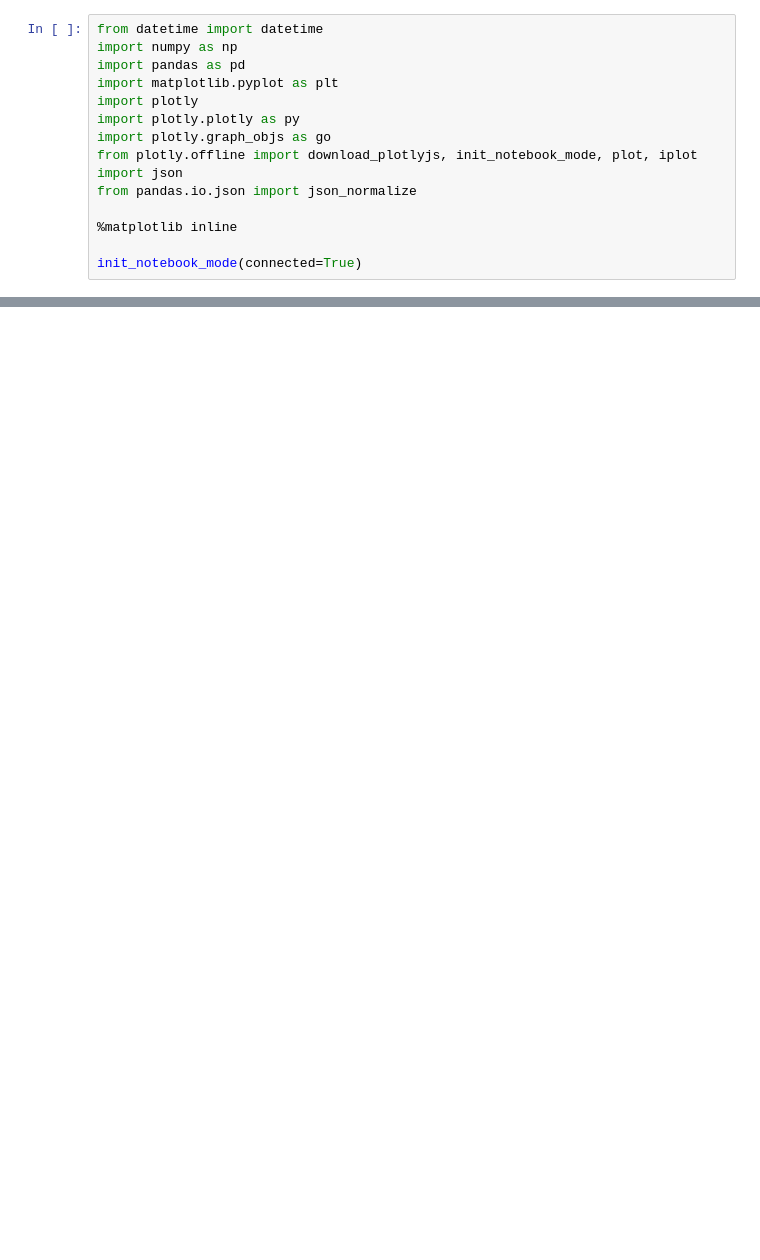
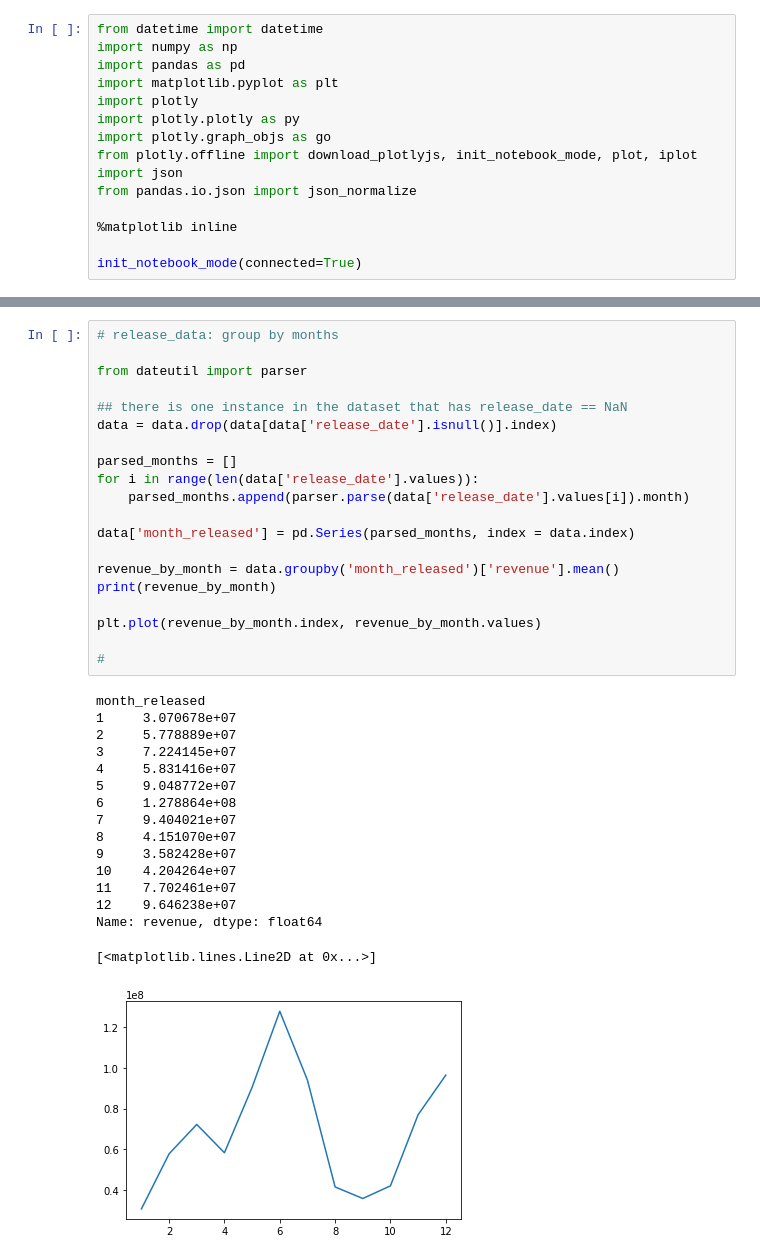
Before and after one commit to AmazingSean/kaggle_box_office, a Jupyter notebook: box_office_pred/src/src.ipynb, the cells around one changed output, grey strips where cells are left out. Saved outputs shown, nothing was run; the diff lists cells and outputs as text; blank space fills up the shorter version.

```diff
--- a/box_office_pred/src/src.ipynb
+++ b/box_office_pred/src/src.ipynb
@@ -44,0 +217,37 @@ data = pd.concat(
+# %%
+# release_data: group by months
+
+from dateutil import parser
+
+## there is one instance in the dataset that has release_date == NaN
+data = data.drop(data[data['release_date'].isnull()].index)
+
+parsed_months = []
+for i in range(len(data['release_date'].values)):
+    parsed_months.append(parser.parse(data['release_date'].values[i]).month)
+
+data['month_released'] = pd.Series(parsed_months, index = data.index)
+
+revenue_by_month = data.groupby('month_released')['revenue'].mean()
+print(revenue_by_month)
+
+plt.plot(revenue_by_month.index, revenue_by_month.values)
+
+#
+# %% [output]
+month_released
+1     3.070678e+07
+2     5.778889e+07
+3     7.224145e+07
+4     5.831416e+07
+5     9.048772e+07
+6     1.278864e+08
+7     9.404021e+07
+8     4.151070e+07
+9     3.582428e+07
+10    4.204264e+07
+11    7.702461e+07
+12    9.646238e+07
+Name: revenue, dtype: float64
+[<matplotlib.lines.Line2D at 0x...>]
+[figure, added]
```
Also changed, not shown: parts of 20 cells of this notebook.
